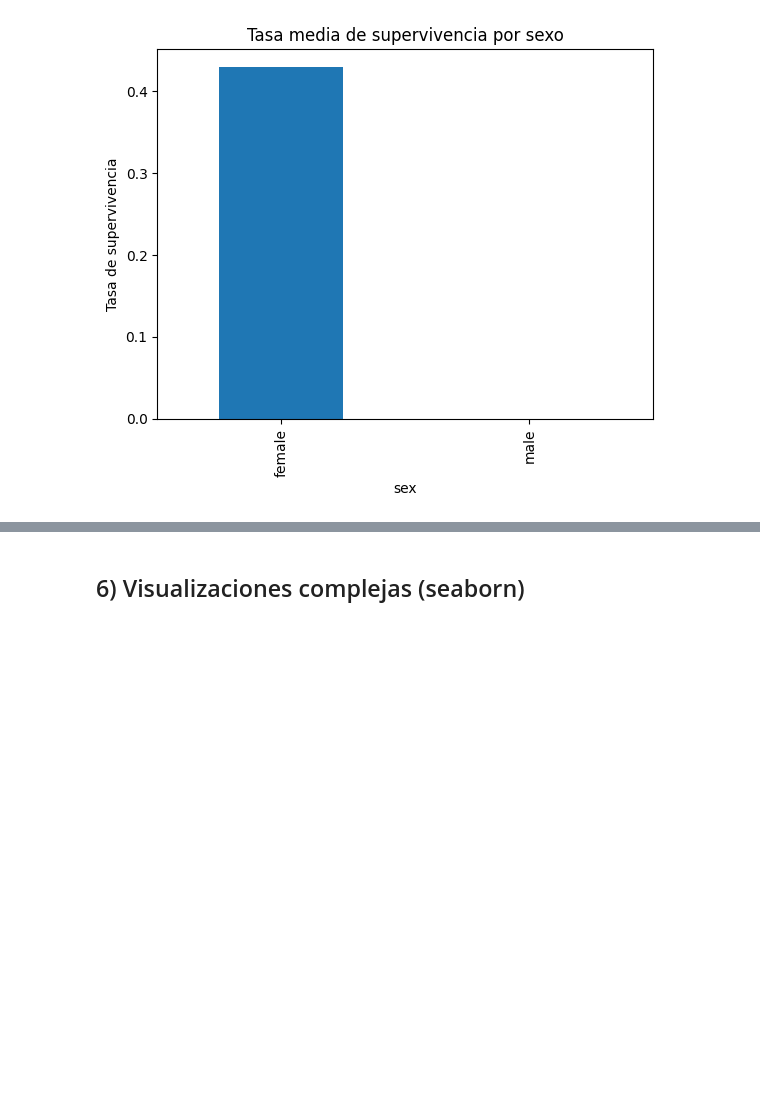
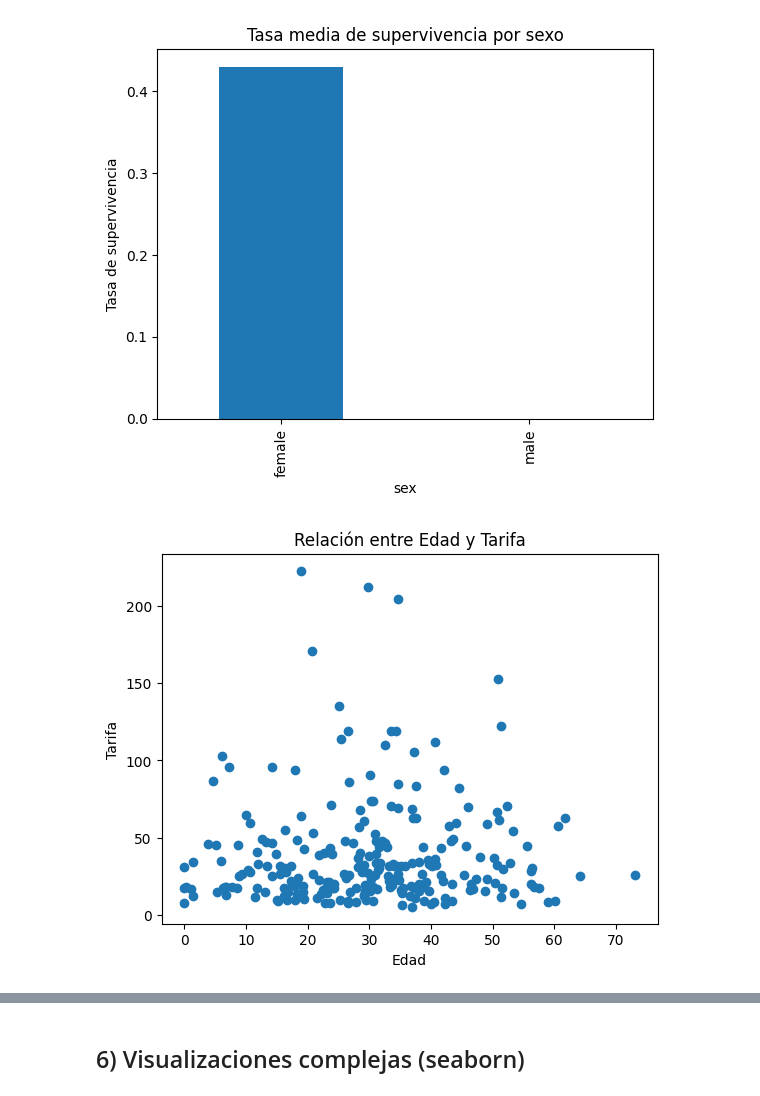
Before and after one commit to steestor/course-python-ml, a Jupyter notebook: notebooks/S1_A1_Entorno_y_Stack.ipynb, the cells around one changed output, grey strips where cells are left out. Drawn from its saved outputs; the diff is of its cells as text; code cells hidden in the pictures; blank space fills up the shorter version.

```diff
--- a/notebooks/S1_A1_Entorno_y_Stack.ipynb
+++ b/notebooks/S1_A1_Entorno_y_Stack.ipynb
@@ -260,3 +431,11 @@ plt.ylabel('Tasa de supervivencia')
 plt.show()
 # %% [output]
 [figure]
+# %%
+plt.scatter(df['age'], df['fare'])
+plt.title('Relación entre Edad y Tarifa')
+plt.xlabel('Edad')
+plt.ylabel('Tarifa')
+plt.show()
+# %% [output]
+[figure, added]
```
Also changed, not shown: parts of 21 cells of this notebook, 1 other file.
